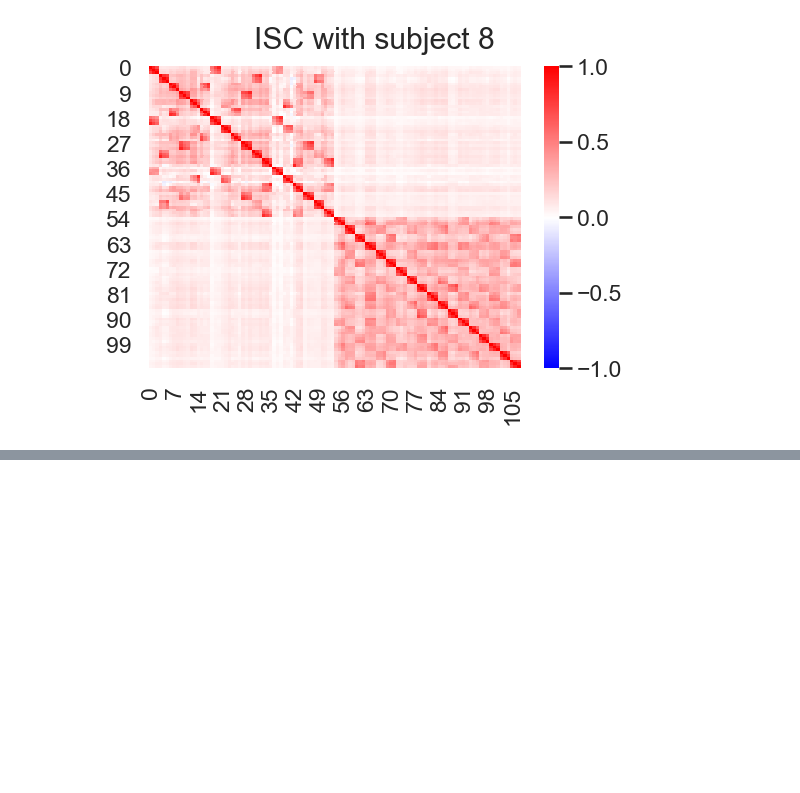
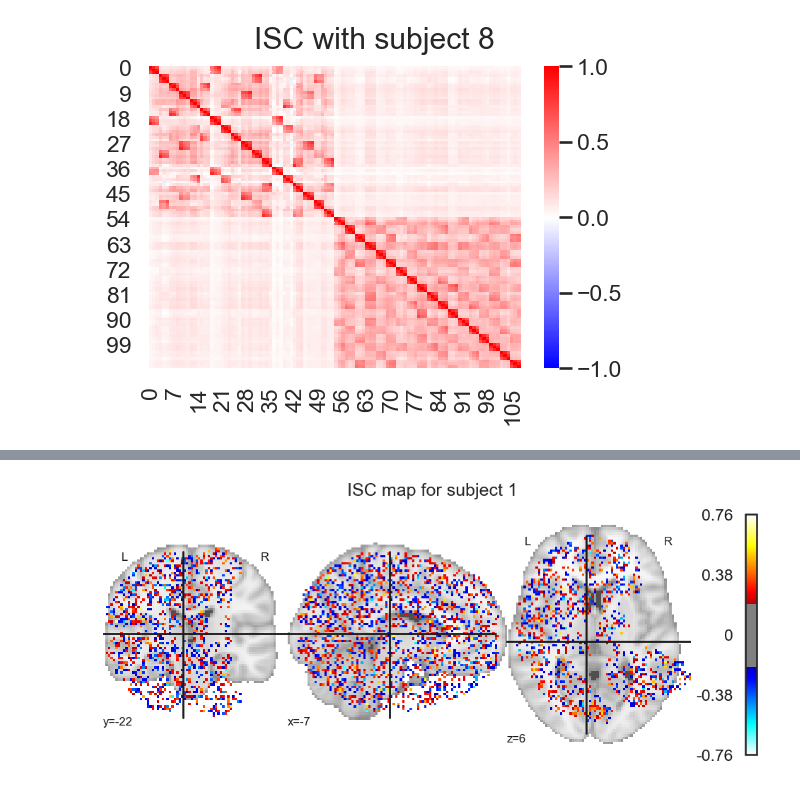
Before and after one commit to tomov/VGDL-fMRI-Python-Data-Analysis, a Jupyter notebook: Multivariate_analyses/ISC_levels.ipynb, the cells around one changed output, grey strips where cells are left out. Saved outputs shown, nothing was run; the diff lists cells and outputs as text; code cells hidden in the pictures; blank space fills up the shorter version.

```diff
--- a/Multivariate_analyses/ISC_levels.ipynb
+++ b/Multivariate_analyses/ISC_levels.ipynb
@@ -368,0 +411,5 @@ isc_maps = isc(ISC_arr, pairwise=False) # The output of ISC is a voxel by
+# %%
+data_dir = '/Users/Daphne/Desktop/beta_series/' # local directory
+
+# load in the nifti data using nibabel module
+brain_nii = nib.load(os.path.join(data_dir, 'mask_nosmooth.nii'))
@@ -368,0 +418,27 @@ isc_maps = isc(ISC_arr, pairwise=False) # The output of ISC is a voxel by
+# %%
+# choose a subject
+sub = 0
+# get coordinates
+coords_sub = np.where(mask_data[sub] == 1)
+
+# Make the ISC output a volume
+isc_vol = np.zeros(brain_nii.shape)
+
+# Map the ISC data for a subject into brain space
+isc_vol[coords_sub] = isc_maps[sub,:]
+
+# make a nii image of the isc map
+isc_nifti = nib.Nifti1Image(isc_vol, brain_nii.affine, brain_nii.header)
+# %%
+# Plot the data as a statmap
+threshold = .2
+
+f, ax = plt.subplots(1,1, figsize = (12, 5), dpi=100)
+plotting.plot_stat_map(
+    isc_nifti,
+    threshold=threshold,
+    axes=ax
+)
+ax.set_title(f'ISC map for subject {sub+1}');
+# %% [output]
+[figure, added]
```
Also changed, not shown: parts of 11 cells of this notebook.
